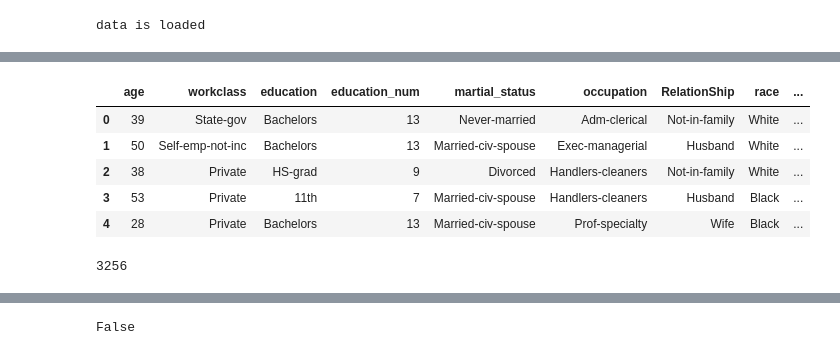
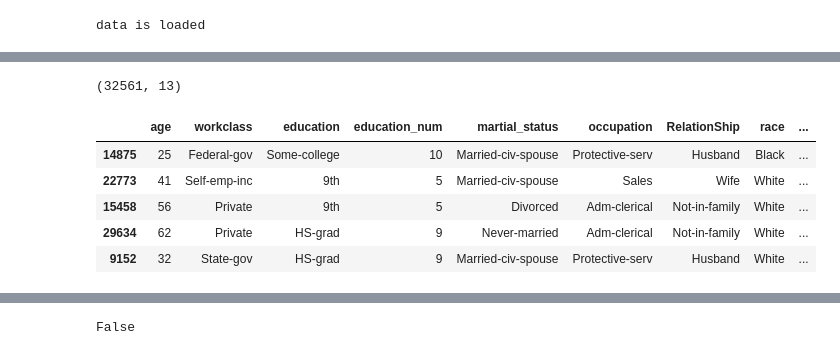
Before and after one commit to SimbarasheJehol/MachineLearningProject, a Jupyter notebook: mydecisiontree.ipynb, the cells around one changed output, grey strips where cells are left out. Cells and saved outputs as stored; diff of their text form; code cells hidden in the pictures.

```diff
--- a/mydecisiontree.ipynb
+++ b/mydecisiontree.ipynb
@@ -28,13 +39,8 @@ df=df.drop( "fnlwgt", axis=1)\
 # %%
 ##target_variable=df["income_class"]
-df.head()
+df.shape
 # %% [output]
-|  | age | workclass | education | education_num | martial_status | occupation | RelationShip | race | ... |
-| 0 | 39 | State-gov | Bachelors | 13 | Never-married | Adm-clerical | Not-in-family | White | ... |
-| 1 | 50 | Self-emp-not-inc | Bachelors | 13 | Married-civ-spouse | Exec-managerial | Husband | White | ... |
-| 2 | 38 | Private | HS-grad | 9 | Divorced | Handlers-cleaners | Not-in-family | White | ... |
-| 3 | 53 | Private | 11th | 7 | Married-civ-spouse | Handlers-cleaners | Husband | Black | ... |
-| 4 | 28 | Private | Bachelors | 13 | Married-civ-spouse | Prof-specialty | Wife | Black | ... |
+(32561, 13)
 # %%
 def train_test_split(df, test_size):
 
@@ -54,7 +60,12 @@ train_df, test_df = train_test_split(df, test_size=0.1)
-# %%
-len(test_df)
-# %% [output]
-3256
+# %%
+test_df.sample(5)
+# %% [output]
+|  | age | workclass | education | education_num | martial_status | occupation | RelationShip | race | ... |
+| 14875 | 25 | Federal-gov | Some-college | 10 | Married-civ-spouse | Protective-serv | Husband | Black | ... |
+| 22773 | 41 | Self-emp-inc | 9th | 5 | Married-civ-spouse | Sales | Wife | White | ... |
+| 15458 | 56 | Private | 9th | 5 | Divorced | Adm-clerical | Not-in-family | White | ... |
+| 29634 | 62 | Private | HS-grad | 9 | Never-married | Adm-clerical | Not-in-family | White | ... |
+| 9152 | 32 | State-gov | HS-grad | 9 | Married-civ-spouse | Protective-serv | Husband | White | ... |
 # %%
 data = train_df.values ##speeding up the code
 data[:5]
```
Also changed, not shown: parts of 15 cells of this notebook, 2 other files.
